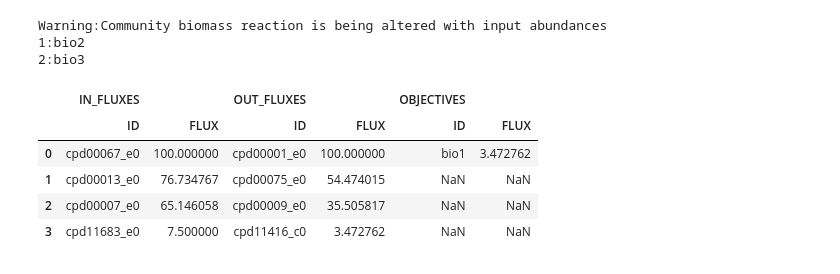
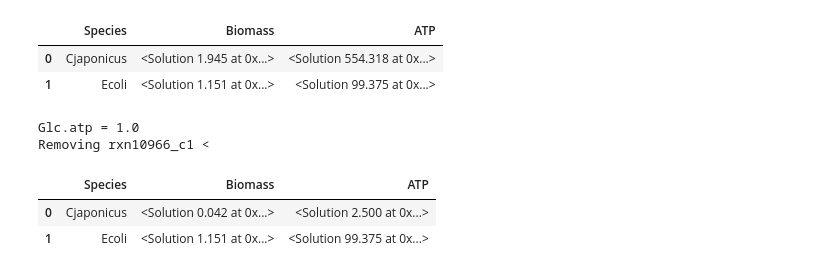
Before and after one commit to ModelSEED/ProjectNotebooks, a Jupyter notebook: CommunityModeling/AimeeCommunityFBA2.ipynb, the cells around one changed output. Saved outputs shown, nothing was run; the diff lists cells and outputs as text; code cells hidden in the pictures.

Commit message:
Saving updated notebook

```diff
--- a/CommunityModeling/AimeeCommunityFBA2.ipynb
+++ b/CommunityModeling/AimeeCommunityFBA2.ipynb
@@ -140,19 +22,41 @@ model.summary()
-# %%
-#Applying community model kinetic constraints
-pkgmgr.getpkg("CommKineticPkg").build_package(2100,{"1":0.5,"2":0.5})
-
-with open('/Users/chenry/Dropbox/workspace/PNNLSFA/CommunityFBA/CommunityFBA.lp', 'w') as out:
-    out.write(str(model.solver))
-
-sol=model.optimize()
-model.summary()
-# %% [output]
-Warning:Community biomass reaction is being altered with input abundances
-1:bio2
-2:bio3
-|  | IN_FLUXES |  | OUT_FLUXES |  | OBJECTIVES |  |
-|  | ID | FLUX | ID | FLUX | ID | FLUX |
-| 0 | cpd00067_e0 | 100.000000 | cpd00001_e0 | 100.000000 | bio1 | 3.472762 |
-| 1 | cpd00013_e0 | 76.734767 | cpd00075_e0 | 54.474015 | NaN | NaN |
-| 2 | cpd00007_e0 | 65.146058 | cpd00009_e0 | 35.505817 | NaN | NaN |
-| 3 | cpd11683_e0 | 7.500000 | cpd11416_c0 | 3.472762 | NaN | NaN |
+# %%
+#Now we pull the community model and media out of KBase
+kbase_api = cobrakbase.KBaseAPI()
+model = kbase_api.get_from_ws("Cjaponicus_Ecoli_Community",92637)
+media = kbase_api.get_from_ws("ChitinM9Media",91858)
+#Now we create a community model analysis object in ModelSEEDpy
+model.solver = 'optlang-cplex'
+comm = MSCommunity(model,["Cjaponicus","Ecoli"],{"Cjaponicus":0.5,"Ecoli":0.5})
+comm.lp_filename = "Cjaponicus_Ecoli"
+#Now we use a utility to test that each compartment in the model can grow and make ATP
+output = comm.test_individual_species(media,allow_interaction=False)
+output
+# %% [output]
+|  | Species | Biomass | ATP |
+| 0 | Cjaponicus | <Solution 1.945 at 0x...> | <Solution 554.318 at 0x...> |
+| 1 | Ecoli | <Solution 1.151 at 0x...> | <Solution 99.375 at 0x...> |
+# %%
+#Note the large amount of ATP generated by Cjaponicus - let's use the ATP correction tool to fix this
+core = NewModelTemplateBuilder.from_dict(get_template('template_core'), None).build()
+#We need to use one of the media in narrative https://narrative.kbase.us/narrative/94026
+#These are the medias that work with the ATP correction tool
+glucosemedia = kbase_api.get_from_ws("Glc.atp",94026)
+#Initialize the ATP correction object selecting the c1 compartment, which corresponds to Cjaponicus
+msatp = MSATPCorrection(comm.model,core,[glucosemedia],"c1")
+msatp.evaluate_growth_media()
+msatp.determine_growth_media()
+msatp.apply_growth_media_gapfilling()
+msatp.expand_model_to_genome_scale()
+# %% [output]
+Glc.atp = 1.0
+Removing rxn10966_c1 <
+# %%
+#So we identified rxn10966_c1 as the reaction causing the problem
+#This reaction has been removed from the model in memmory in this notebook, BUT NOT ON KBASE!!
+#Let's test that the removal of rxn10966_c1 fixes the problem
+output = comm.test_individual_species(media,allow_interaction=False)
+output
+# %% [output]
+|  | Species | Biomass | ATP |
+| 0 | Cjaponicus | <Solution 0.042 at 0x...> | <Solution 2.500 at 0x...> |
+| 1 | Ecoli | <Solution 1.151 at 0x...> | <Solution 99.375 at 0x...> |
```
Also changed, not shown: parts of 8 cells of this notebook.
